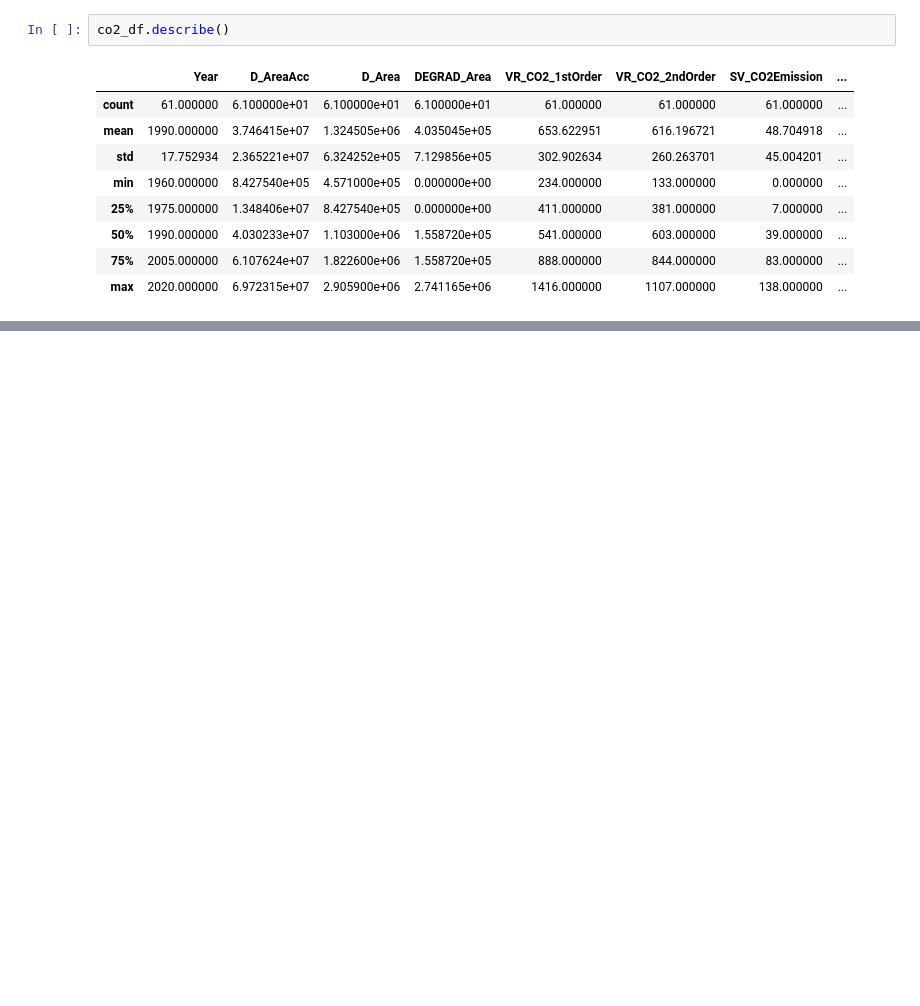
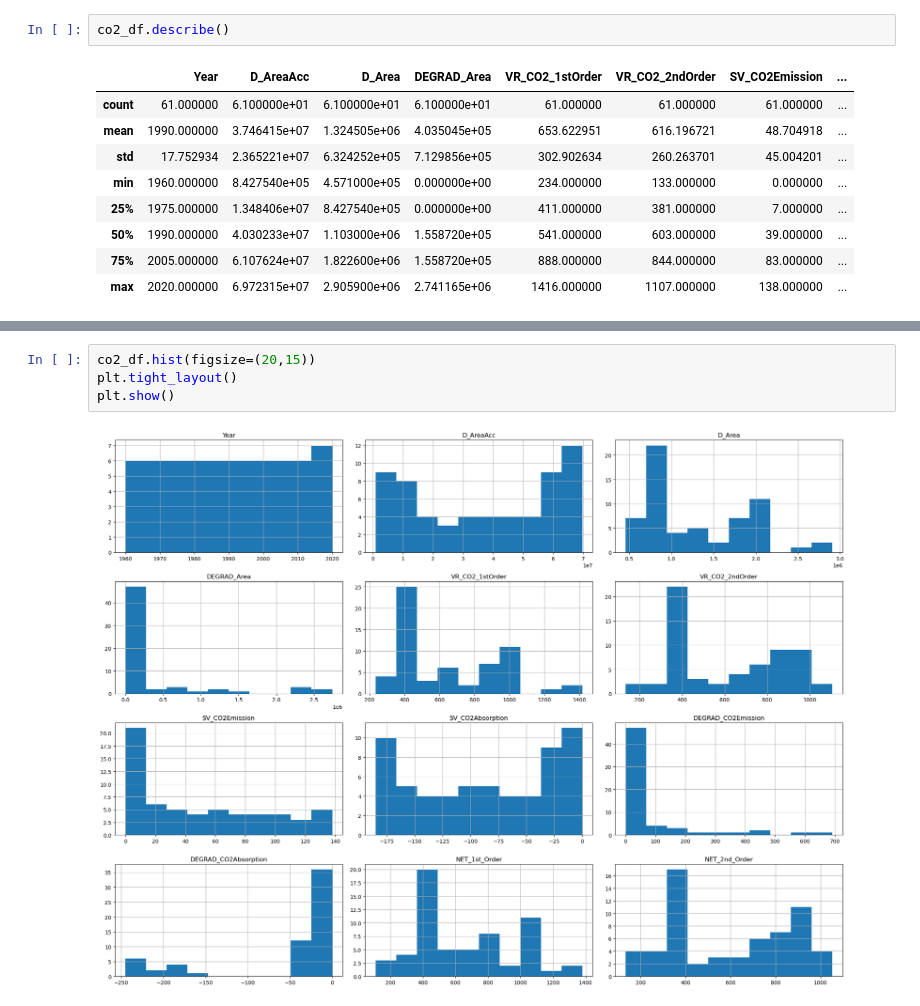
Before and after one commit to 2022171/Capstone_Problem_Solving_for_Industry_Carlos2022171, a Jupyter notebook: CapstoneProject_Carlos2022171(WORK).ipynb, the cells around one changed output, grey strips where cells are left out. Drawn from its saved outputs; the diff is of its cells as text; blank space fills up the shorter version.

```diff
--- a/CapstoneProject_Carlos2022171(WORK).ipynb
+++ b/CapstoneProject_Carlos2022171(WORK).ipynb
@@ -282,0 +295,6 @@ co2_df.describe()
+# %%
+co2_df.hist(figsize=(20,15))
+plt.tight_layout()
+plt.show()
+# %% [output]
+[figure, added]
```
Also changed, not shown: parts of 5 cells of this notebook.
